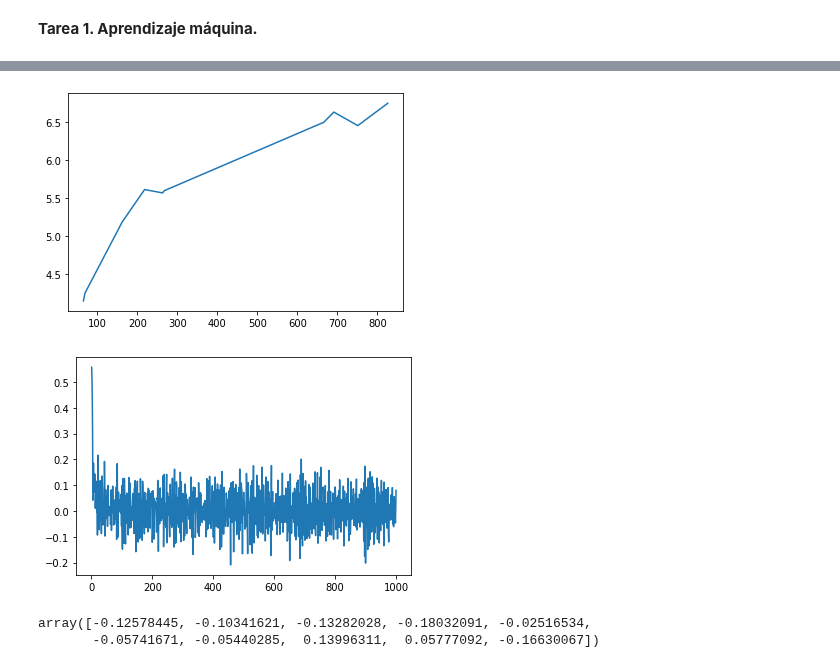
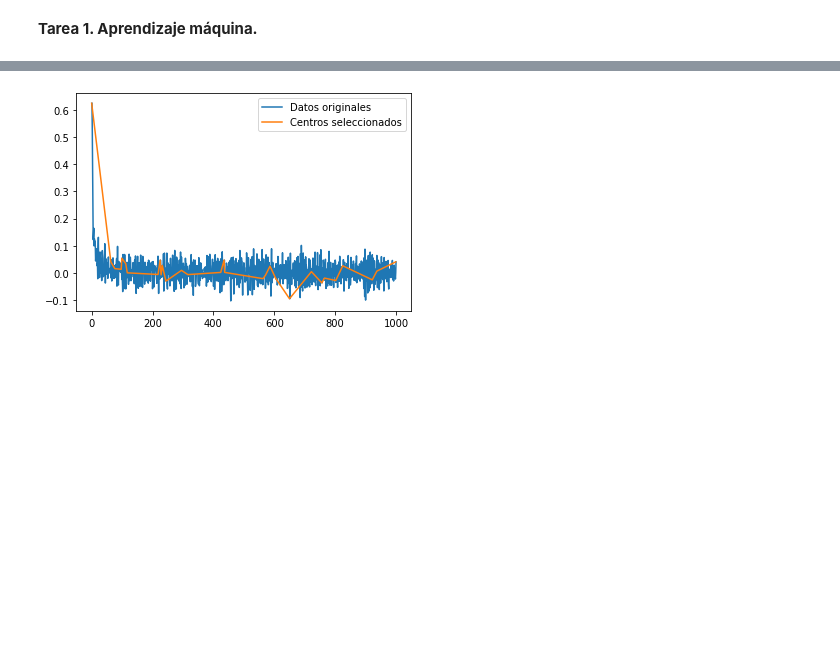
Before and after one commit to JairEsc/Mat_Apl_2, a Jupyter notebook: ML_T1.ipynb, the cells around one changed output, grey strips where cells are left out. Saved outputs shown, nothing was run; the diff lists cells and outputs as text; code cells hidden in the pictures; blank space fills up the shorter version.

```diff
--- a/ML_T1.ipynb
+++ b/ML_T1.ipynb
@@ -6,47 +33,47 @@
 import numpy as np
 import matplotlib.pyplot as plt
 # %%
-def GD_N(theta,alpha,eta,nIter, grad,stop_crit=10**(-4)):#GD Nesterov.
+#GD Nesterov-----------------------------------
+def GD_N(theta,alpha,eta,nIter, grad,stop_crit=10**(-4)):
     p     = np.zeros(theta.shape)
     Theta=[theta]
     for t in range(nIter):
         pre_theta = theta - 2.0*alpha*p
         g = grad(pre_theta)
         p = 0.5*(g + eta*p)
         if(np.linalg.norm(g)<stop_crit):
-            if(t==0):
-                print("No hizo nada\n")
             break
         theta = theta - alpha*p
         Theta.append(theta)
-    print("Iteraciones: ",t)
     return Theta[-1]
-#Datos-----------------
+#-----------------------------------
+#Datos---------------------Los generamos por comodidad.
 np.random.seed(0)
 n=1000
 x=np.linspace(1,n,n)
-y=np.log(x)+np.random.normal(0,.1,size=len(x))
+y=np.log(x)+np.random.normal(0,.05,size=len(x))
 from numpy.random import default_rng
-m=10
-x_m=np.sort(default_rng().choice(np.arange(0, len(x)), size=m, replace=False))
-y_m=y[x_m]
-#plt.plot(x,y)
-plt.plot(x_m,y_m)
-plt.show()
-#Diferencias finitas.
+m=30
+x_m=[0]*m
+x_m[0]=int(x[0]-1)
+x_m[-1]=int(x[-1]-1)
+x_m[1:-1]=np.sort(default_rng().choice(np.arange(1, len(x)-1), size=m-2, replace=False))
+#Diferencias finitas.-------------
 y_p=np.zeros(n)
 y_p[0]=y[1]-y[0]
 y_p[-1]=y[-1]-y[-2]
 y_p[1:-2]=(y[2:-1]-y[0:-3])/2
-plt.plot(x,y_p)
+plt.plot(x,y_p,label='Datos originales')
+plt.plot(x_m,y_p[x_m],label='Centros seleccionados')
+plt.legend()
 plt.show()
 #Le vamos a ajustar a los datos y_p.
 #-----------------------------
 # %% [output]
-[figure, old version]
+[figure, new version]
-[figure, removed]
 # %%
-def matriz_phi_sigma(sigma):#Matriz Phi
+#Matriz Phi--------------------------------
+def matriz_phi_sigma(sigma):
     M=np.zeros((n,m))
     for i in range(n):
         for j in range(m):
@@ -54,10 +81,7 @@ def matriz_phi_sigma(sigma):#Matriz Phi
     return M
 def solve_for_alphas(M):#Resolver para alphas.
     return np.dot(np.dot(np.linalg.inv(np.dot(M.T,M)),M.T),y)
-#solve_for_alphas(matriz_phi_sigma(np.repeat(1,m)))
+#---------------------------------
-# %% [output]
-array([-0.12578445, -0.10341621, -0.13282028, -0.18032091, -0.02516534,
-       -0.05741671, -0.05440285,  0.13996311,  0.05777092, -0.16630067])
 # %%
 def phi(s,x,x_j):#Funciones reales. phi_{i,j}"
     return np.exp(-((x -x_j)**2)/(2*(s)**2))*(-(x -x_j))/(s**2)
```
Also changed, not shown: parts of 5 cells of this notebook.
